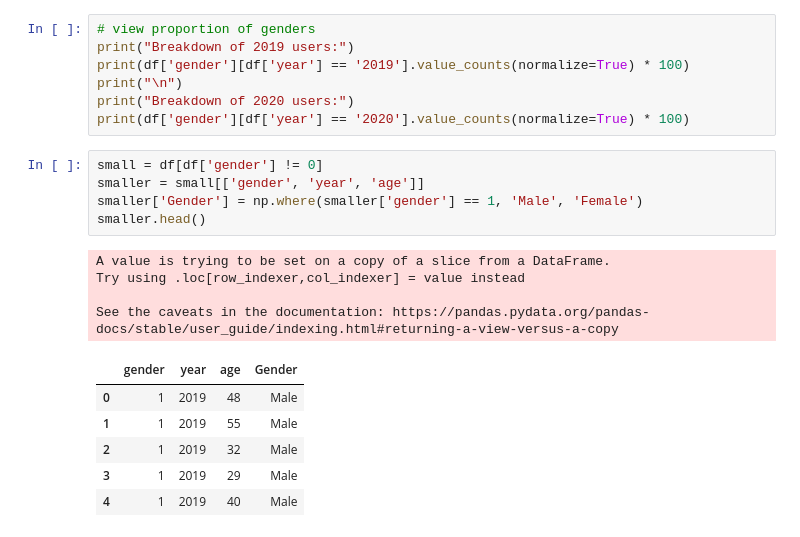
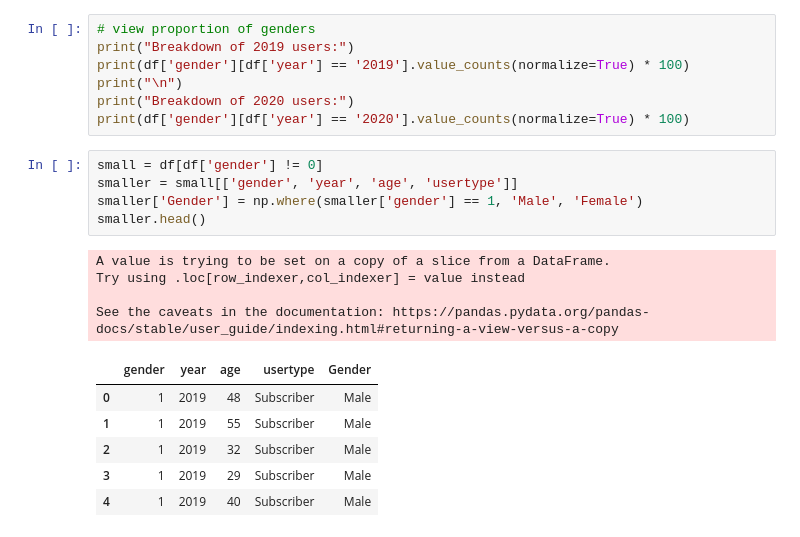
Before and after one commit to JingyiChen1996/DS4A-Team17, a Jupyter notebook: lauren/subscriber_and_customer_analysis.ipynb, the cells around one changed output. Drawn from its saved outputs; the diff is of its cells as text.

```diff
--- a/lauren/subscriber_and_customer_analysis.ipynb
+++ b/lauren/subscriber_and_customer_analysis.ipynb
@@ -105,17 +105,17 @@ print("Breakdown of 2020 users:")
 print(df['gender'][df['year'] == '2020'].value_counts(normalize=True) * 100)
 # %%
 small = df[df['gender'] != 0]
-smaller = small[['gender', 'year', 'age']]
+smaller = small[['gender', 'year', 'age', 'usertype']]
 smaller['Gender'] = np.where(smaller['gender'] == 1, 'Male', 'Female')
 smaller.head()
 # %% [output]
 A value is trying to be set on a copy of a slice from a DataFrame.
 Try using .loc[row_indexer,col_indexer] = value instead
 
 See the caveats in the documentation: https://pandas.pydata.org/pandas-docs/stable/user_guide/indexing.html#returning-a-view-versus-a-copy
-|  | gender | year | age | Gender |
-| 0 | 1 | 2019 | 48 | Male |
-| 1 | 1 | 2019 | 55 | Male |
-| 2 | 1 | 2019 | 32 | Male |
-| 3 | 1 | 2019 | 29 | Male |
-| 4 | 1 | 2019 | 40 | Male |
+|  | gender | year | age | usertype | Gender |
+| 0 | 1 | 2019 | 48 | Subscriber | Male |
+| 1 | 1 | 2019 | 55 | Subscriber | Male |
+| 2 | 1 | 2019 | 32 | Subscriber | Male |
+| 3 | 1 | 2019 | 29 | Subscriber | Male |
+| 4 | 1 | 2019 | 40 | Subscriber | Male |
```
Also changed, not shown: parts of 11 cells of this notebook, 4 other files.
